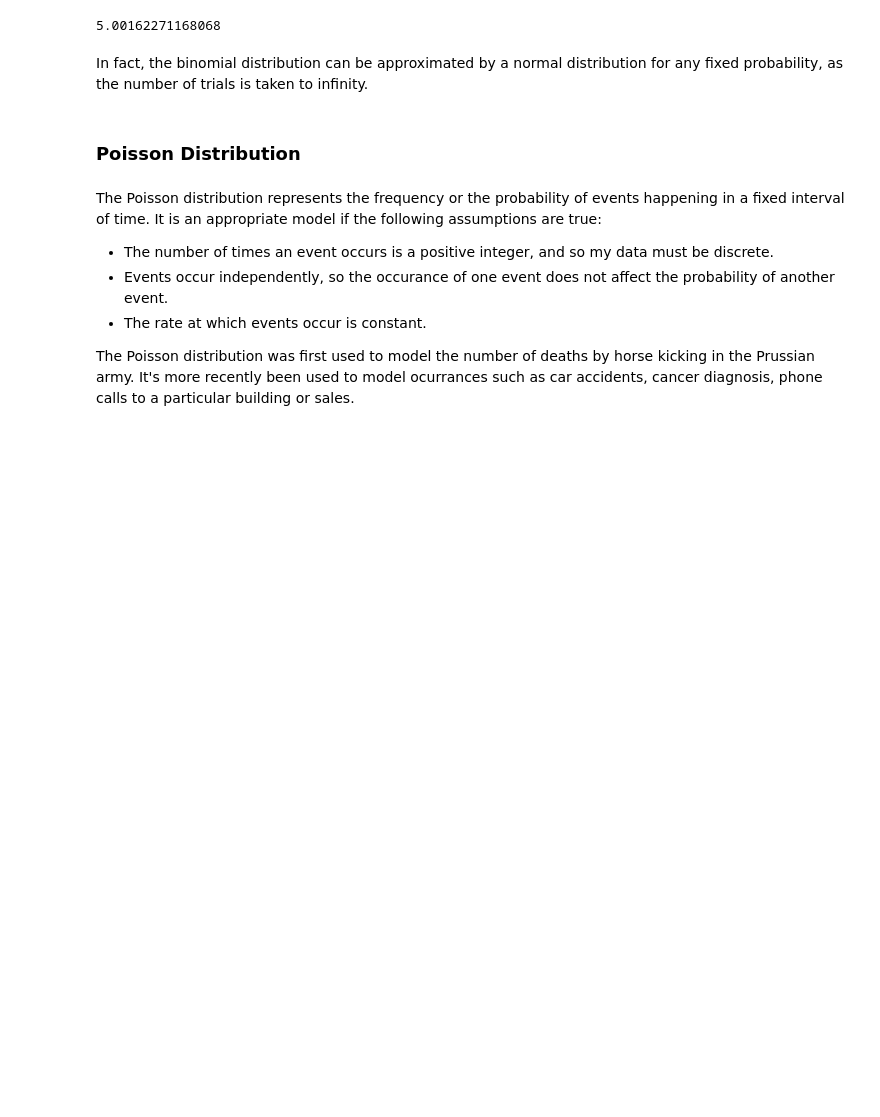
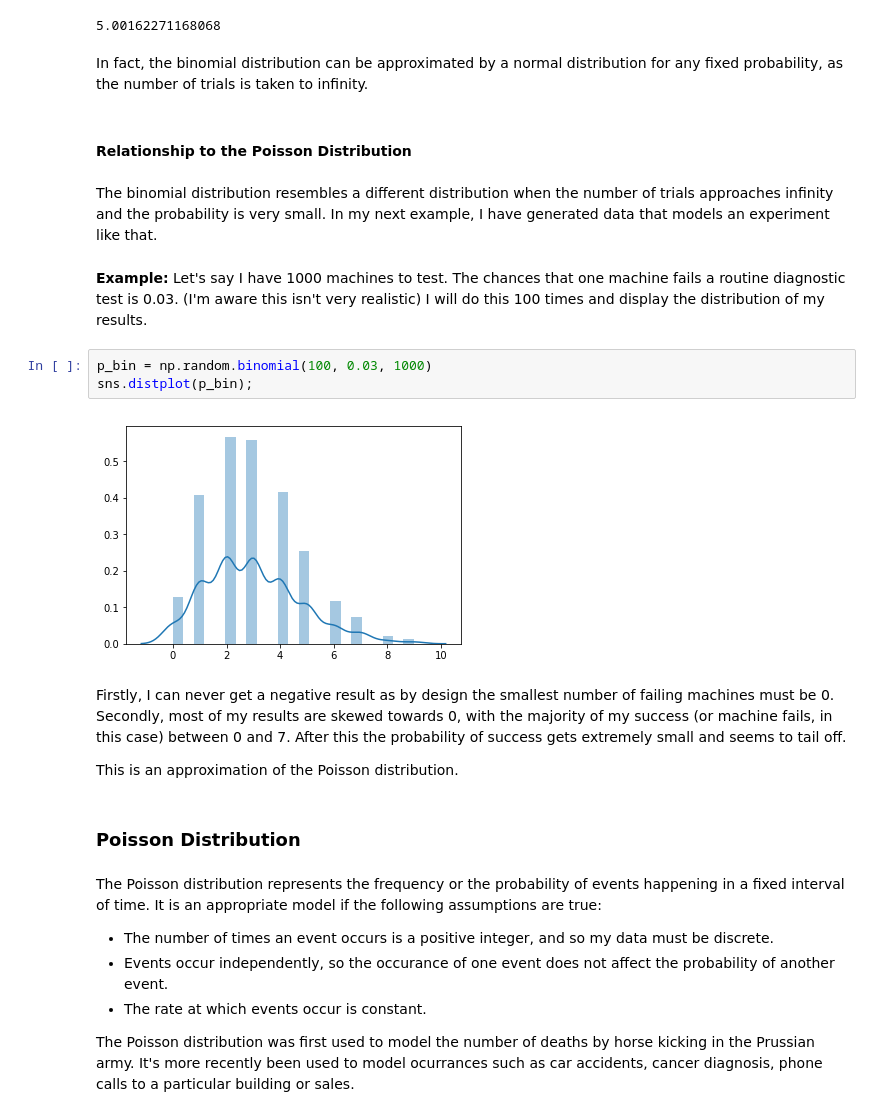
Before and after one commit to MarionMcG/numpy.random, a Jupyter notebook: numpy-random.ipynb, the cells around one changed output. Drawn from its saved outputs; the diff is of its cells as text; blank space fills up the shorter version.

Commit message:
Binomal and Poisson dist - relationship

```diff
--- a/numpy-random.ipynb
+++ b/numpy-random.ipynb
@@ -521,6 +521,21 @@ np.std(y)
 5.00162271168068
 # %% [markdown]
 In fact, the binomial distribution can be approximated by a normal distribution for any fixed probability, as the number of trials is taken to infinity.
+# %% [markdown]
+#### Relationship to the Poisson Distribution
+# %% [markdown]
+The binomial distribution resembles a different distribution when the number of trials approaches infinity and the probability is very small. In my next example, I have generated data that models an experiment like that.
+# %% [markdown]
+**Example:** Let's say I have 1000 machines to test. The chances that one machine fails a routine diagnostic test is 0.03. (I'm aware this isn't very realistic) I will do this 100 times and display the distribution of my results.
+# %%
+p_bin = np.random.binomial(100, 0.03, 1000)
+sns.distplot(p_bin);
+# %% [output]
+[figure, added]
+# %% [markdown]
+Firstly, I can never get a negative result as by design the smallest number of failing machines must be 0. Secondly, most of my results are skewed towards 0, with the majority of my success (or machine fails, in this case) between 0 and 7. After this the probability of success gets extremely small and seems to tail off.
+
+This is an approximation of the Poisson distribution.
 # %% [markdown]
 ### Poisson Distribution
 # %% [markdown]
```
Also changed, not shown: parts of 1 cell of this notebook.
